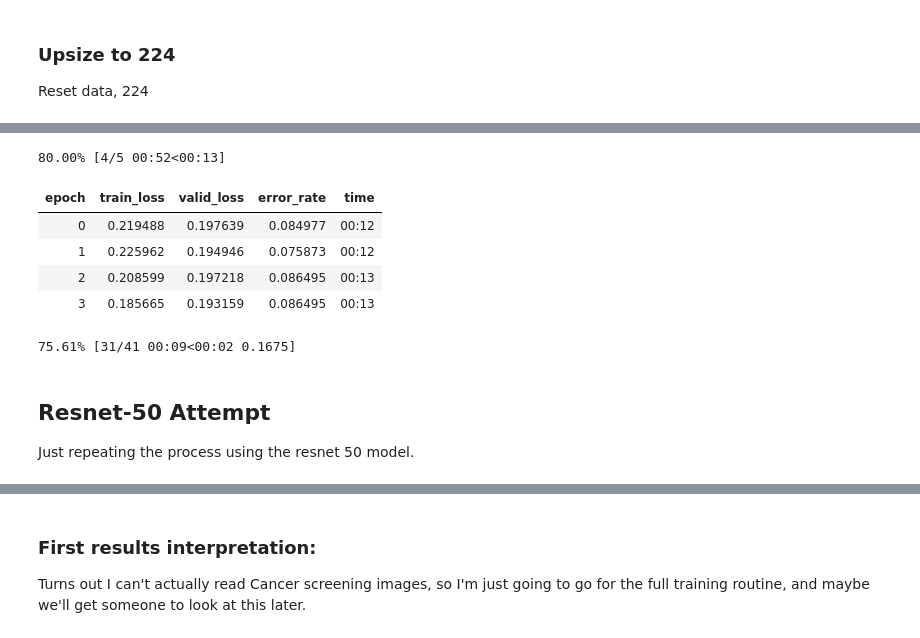
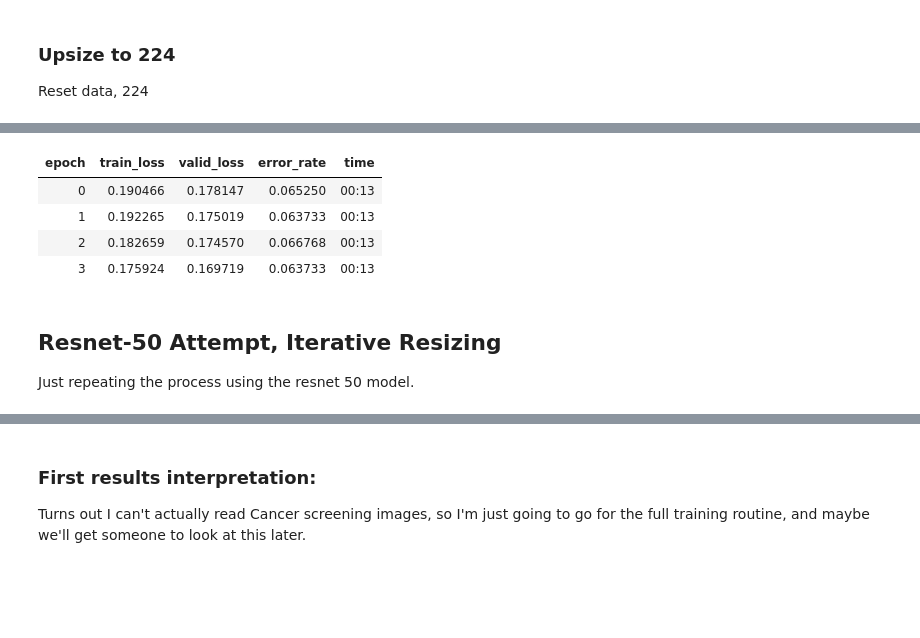
Before and after one commit to UndergraduateArtificialIntelligenceClub/skin_cancer, a Jupyter notebook: model_trainer_fastai_tuned.ipynb, the cells around one changed output, grey strips where cells are left out. Drawn from its saved outputs; the diff is of its cells as text; code cells hidden in the pictures; blank space fills up the shorter version.

```diff
--- a/model_trainer_fastai_tuned.ipynb
+++ b/model_trainer_fastai_tuned.ipynb
@@ -156,10 +183,8 @@ learn.unfreeze()
 # %%
-learn.fit_one_cycle(5, slice(1e-5, lr/5))
+learn.fit_one_cycle(4, 1e-5)
 # %% [output]
-80.00% [4/5 00:52<00:13]
 | epoch | train_loss | valid_loss | error_rate | time |
-| 0 | 0.219488 | 0.197639 | 0.084977 | 00:12 |
-| 1 | 0.225962 | 0.194946 | 0.075873 | 00:12 |
-| 2 | 0.208599 | 0.197218 | 0.086495 | 00:13 |
-| 3 | 0.185665 | 0.193159 | 0.086495 | 00:13 |
+| 0 | 0.190466 | 0.178147 | 0.065250 | 00:13 |
+| 1 | 0.192265 | 0.175019 | 0.063733 | 00:13 |
+| 2 | 0.182659 | 0.174570 | 0.066768 | 00:13 |
+| 3 | 0.175924 | 0.169719 | 0.063733 | 00:13 |
-75.61% [31/41 00:09<00:02 0.1675]
@@ -166,5 +193,5 @@ learn.fit_one_cycle(5, slice(1e-5, lr/5))
 # %% [markdown]
-## Resnet-50 Attempt
+## Resnet-50 Attempt, Iterative Resizing
 Just repeating the process using the resnet 50 model.
 # %%
 torch.cuda.empty_cache()
```
Also changed, not shown: parts of 31 cells of this notebook, 1 other file.
